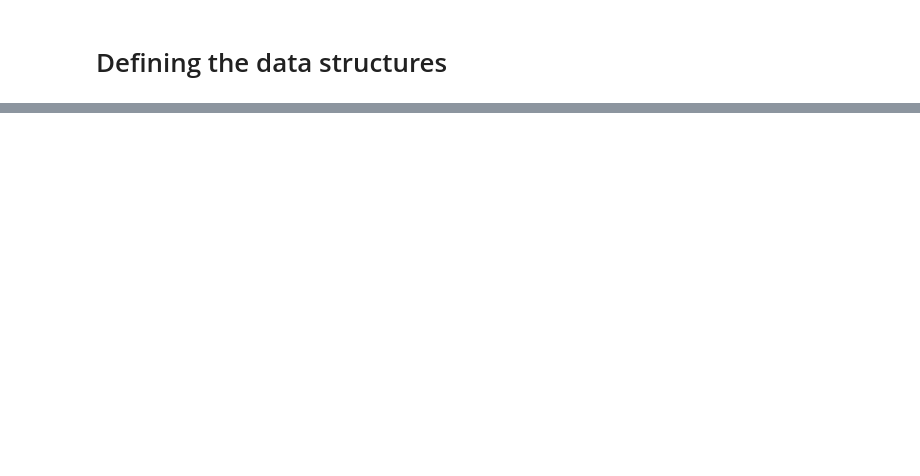
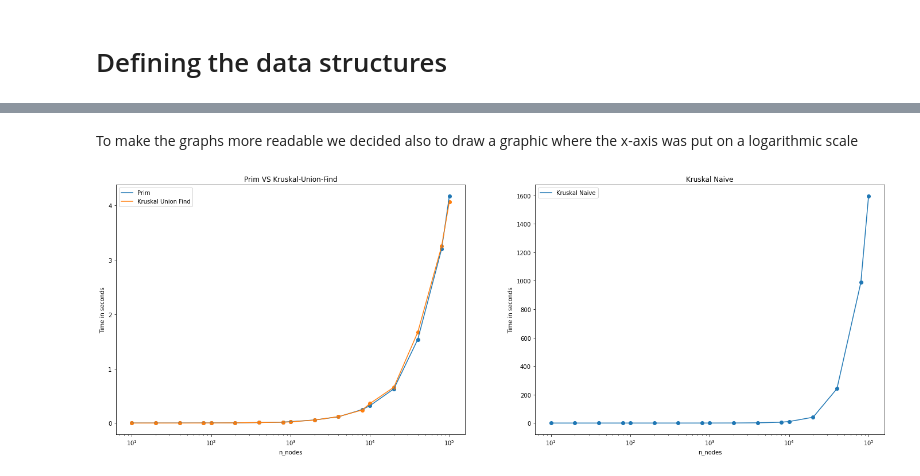
Before and after one commit to giacomogreggio/Algoritmi_avanzati, a Jupyter notebook: Alg_Av_HW1.ipynb, the cells around one changed output, grey strips where cells are left out. Cells and saved outputs as stored; diff of their text form; code cells hidden in the pictures; blank space fills up the shorter version.

```diff
--- a/Alg_Av_HW1.ipynb
+++ b/Alg_Av_HW1.ipynb
@@ -41,0 +573,38 @@ edge_list, adiacence_list, n_nodes, n_edges = import_graph(dataset_path)
+# %% [markdown]
+To make the graphs more readable we decided also to draw a graphic where the x-axis was put on a logarithmic scale
+# %%
+fig, ax = plt.subplots(nrows=1, ncols=2)
+ax1,ax2=ax
+
+list_prim = sorted(prim_times.items())
+list_kuf = sorted(kuf_times.items())
+list_kn = sorted(kn_times.items())
+
+x_prim, y_prim = zip(*list_prim)
+x_kuf, y_kuf = zip(*list_kuf)
+x_kn, y_kn = zip(*list_kn)
+
+fig.set_figheight(8)
+fig.set_figwidth(24)
+
+ax1.plot(x_prim, y_prim)
+ax1.scatter(x_prim, y_prim)
+ax1.plot(x_kuf, y_kuf)
+ax1.scatter(x_kuf, y_kuf)
+ax2.plot(x_kn, y_kn)
+ax2.scatter(x_kn, y_kn)
+
+ax1.legend(['Prim', "Kruskal Union Find"])
+ax1.set_title("Prim VS Kruskal-Union-Find")
+ax1.set_xlabel("n_nodes")
+ax1.set_ylabel("Time in seconds")
+ax1.set_xscale("log")
+ax2.set_title("Kruskal Naive")
+ax2.legend(["Kruskal Naive"])
+ax2.set_xlabel("n_nodes")
+ax2.set_ylabel("Time in seconds")
+ax2.set_xscale("log")
+
+fig.show()
+# %% [output]
+[figure, added]
```
Also changed, not shown: parts of 60 cells of this notebook.
